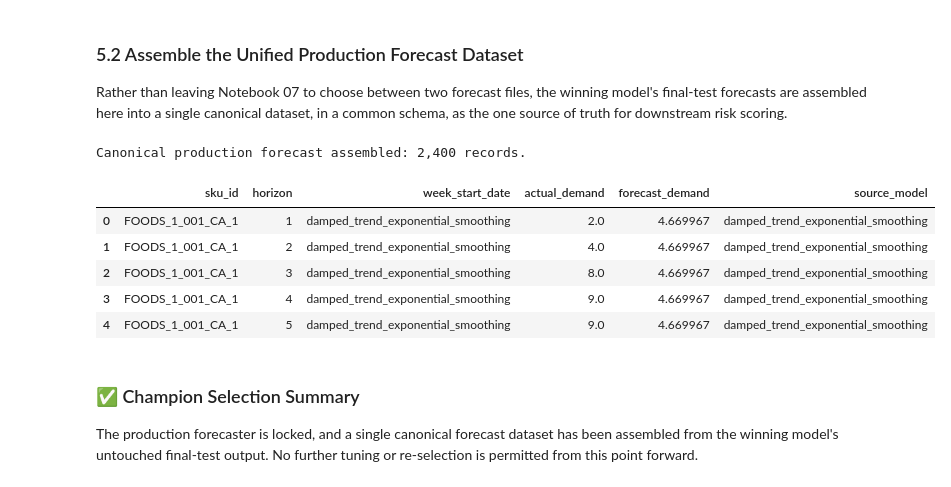
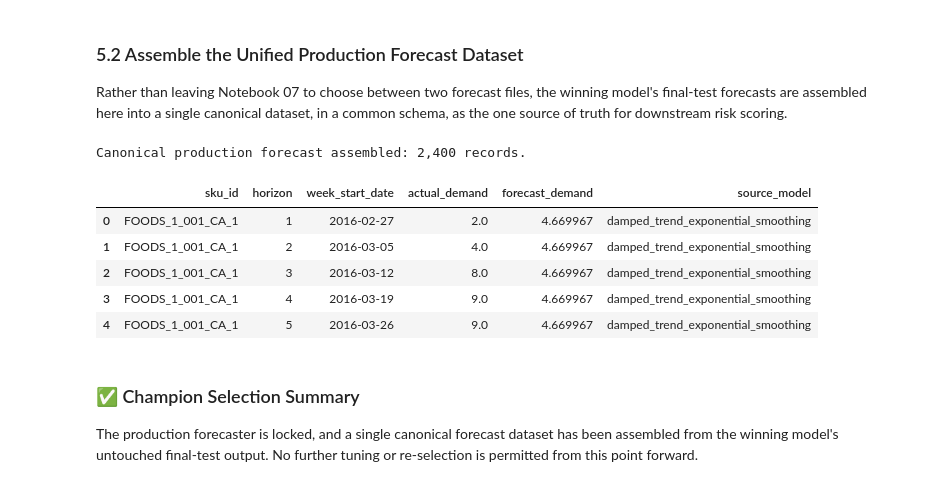
Before and after one commit to mohitkumar29239/project-foresight, a Jupyter notebook: notebooks/06_Model_Evaluation.ipynb, the cells around one changed output. Drawn from its saved outputs; the diff is of its cells as text; code cells hidden in the pictures.

Commit message:
Fix week_start_date column bug in production forecast assembly

```diff
--- a/notebooks/06_Model_Evaluation.ipynb
+++ b/notebooks/06_Model_Evaluation.ipynb
@@ -678,39 +678,47 @@ as the one source of truth for downstream risk scoring.
 # Build the Canonical Production Forecast Table
 # ============================================================
 
 if ml_selected_as_production:
     production_forecast = ml_final_test.rename(columns={
         ML_ACTUAL_COL: "actual_demand",
         ML_FORECAST_COL: "forecast_demand",
     })[["sku_id", "week_start_date", "horizon", "actual_demand", "forecast_demand"]].copy()
 else:
     rename_map = {BASELINE_ACTUAL_COL: "actual_demand", BASELINE_FORECAST_COL: "forecast_demand"}
     keep_cols = ["sku_id"]
     if BASELINE_HORIZON_COL:
         keep_cols.append(BASELINE_HORIZON_COL)
-    time_col_candidate = next((c for c in baseline_final_test.columns if "week" in c.lower() or "date" in c.lower()), None)
+
+    time_col_candidate = next((c for c in baseline_final_test.columns if c.lower() == "week_start_date"), None)
+    if time_col_candidate is None:
+        time_col_candidate = next(
+            (c for c in baseline_final_test.columns
+             if c.lower().endswith("_date") or c.lower() == "date" or "week" in c.lower()),
+            None,
+        )
+
     if time_col_candidate:
         keep_cols.append(time_col_candidate)
     keep_cols += [BASELINE_ACTUAL_COL, BASELINE_FORECAST_COL]
 
     production_forecast = (
         baseline_final_test[keep_cols]
         .rename(columns={**rename_map, BASELINE_HORIZON_COL: "horizon", time_col_candidate: "week_start_date"})
     )
 
 production_forecast["source_model"] = production_config["production_model"]
 production_forecast["forecast_demand"] = production_forecast["forecast_demand"].clip(lower=0)
 
 print(f"Canonical production forecast assembled: {len(production_forecast):,} records.")
 display(production_forecast.head())
 # %% [output]
 Canonical production forecast assembled: 2,400 records.
 |  | sku_id | horizon | week_start_date | actual_demand | forecast_demand | source_model |
-| 0 | FOODS_1_001_CA_1 | 1 | damped_trend_exponential_smoothing | 2.0 | 4.669967 | damped_trend_exponential_smoothing |
-| 1 | FOODS_1_001_CA_1 | 2 | damped_trend_exponential_smoothing | 4.0 | 4.669967 | damped_trend_exponential_smoothing |
-| 2 | FOODS_1_001_CA_1 | 3 | damped_trend_exponential_smoothing | 8.0 | 4.669967 | damped_trend_exponential_smoothing |
-| 3 | FOODS_1_001_CA_1 | 4 | damped_trend_exponential_smoothing | 9.0 | 4.669967 | damped_trend_exponential_smoothing |
-| 4 | FOODS_1_001_CA_1 | 5 | damped_trend_exponential_smoothing | 9.0 | 4.669967 | damped_trend_exponential_smoothing |
+| 0 | FOODS_1_001_CA_1 | 1 | 2016-02-27 | 2.0 | 4.669967 | damped_trend_exponential_smoothing |
+| 1 | FOODS_1_001_CA_1 | 2 | 2016-03-05 | 4.0 | 4.669967 | damped_trend_exponential_smoothing |
+| 2 | FOODS_1_001_CA_1 | 3 | 2016-03-12 | 8.0 | 4.669967 | damped_trend_exponential_smoothing |
+| 3 | FOODS_1_001_CA_1 | 4 | 2016-03-19 | 9.0 | 4.669967 | damped_trend_exponential_smoothing |
+| 4 | FOODS_1_001_CA_1 | 5 | 2016-03-26 | 9.0 | 4.669967 | damped_trend_exponential_smoothing |
 # %% [markdown]
 ### ✅ Champion Selection Summary
 
```
Also changed, not shown: 1 other file.
